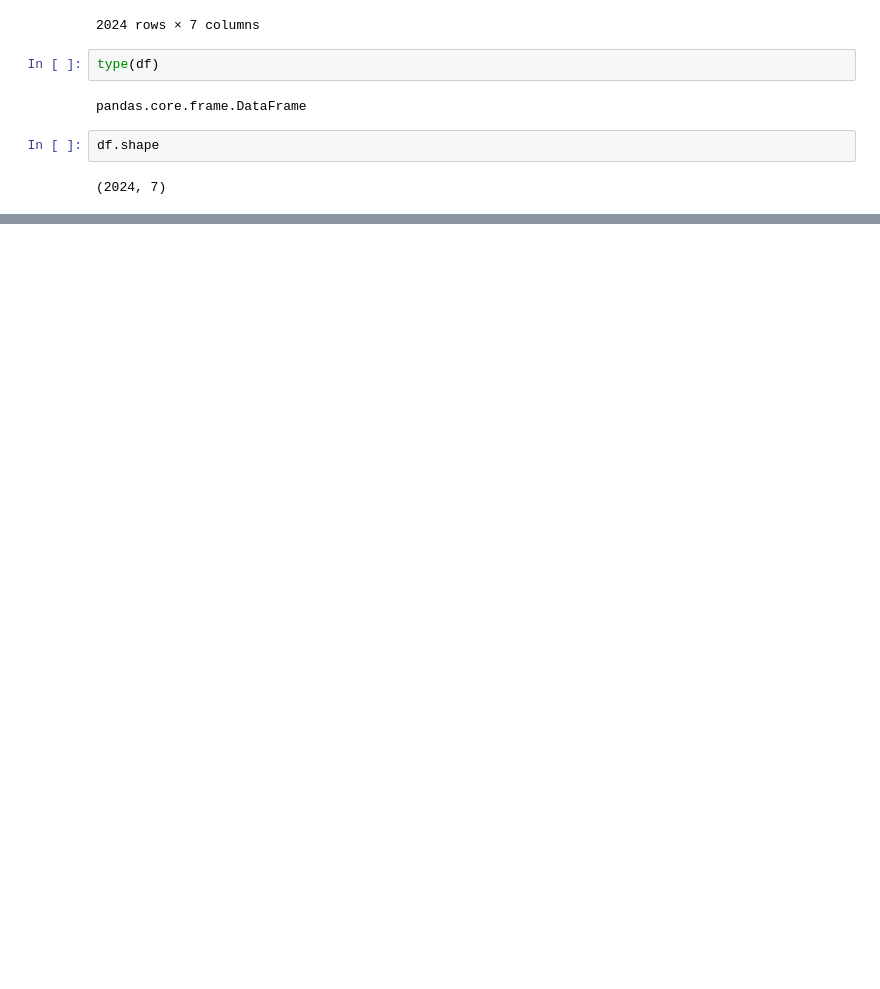
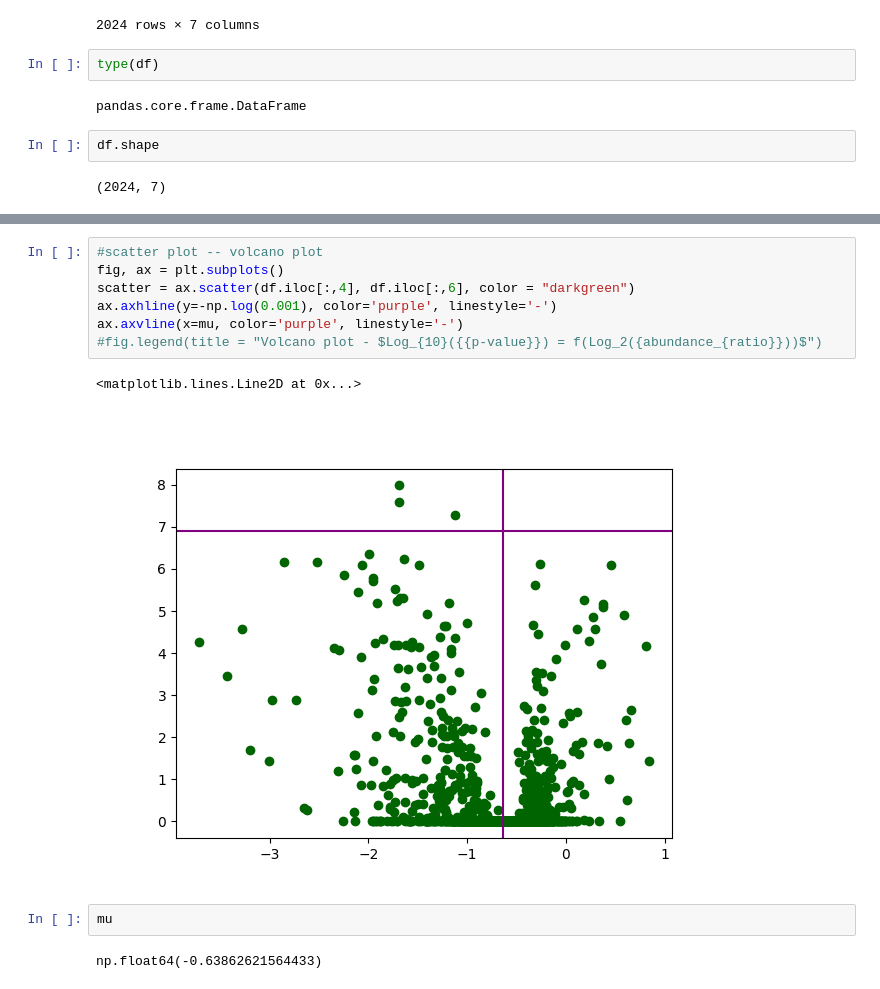
Before and after one commit to elisaafonso/tp-proteomics, a Jupyter notebook: TP1_Proteomic.ipynb, the cells around one changed output, grey strips where cells are left out. Saved outputs shown, nothing was run; the diff lists cells and outputs as text; blank space fills up the shorter version.

```diff
--- a/TP1_Proteomic.ipynb
+++ b/TP1_Proteomic.ipynb
@@ -117,0 +360,14 @@ df.head()
+# %%
+#scatter plot -- volcano plot
+fig, ax = plt.subplots()
+scatter = ax.scatter(df.iloc[:,4], df.iloc[:,6], color = "darkgreen")
+ax.axhline(y=-np.log(0.001), color='purple', linestyle='-')
+ax.axvline(x=mu, color='purple', linestyle='-')
+#fig.legend(title = "Volcano plot - $Log_{10}({{p-value}}) = f(Log_2({abundance_{ratio}}))$")
+# %% [output]
+<matplotlib.lines.Line2D at 0x...>
+[figure, added]
+# %%
+mu
+# %% [output]
+np.float64(-0.63862621564433)
```
Also changed, not shown: parts of 30 cells of this notebook, 2 other files.
